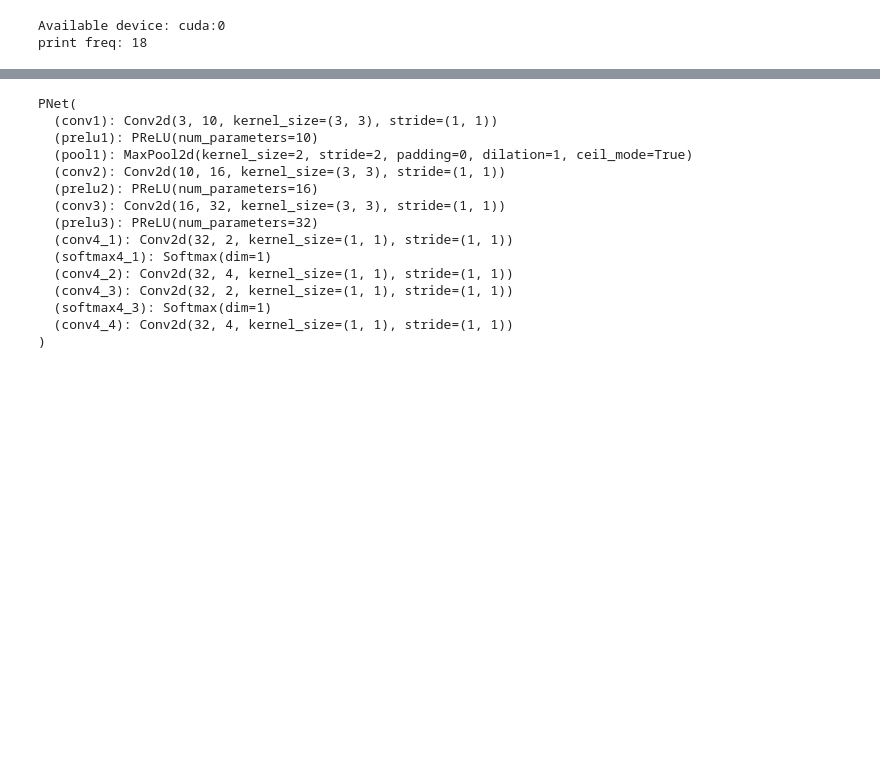
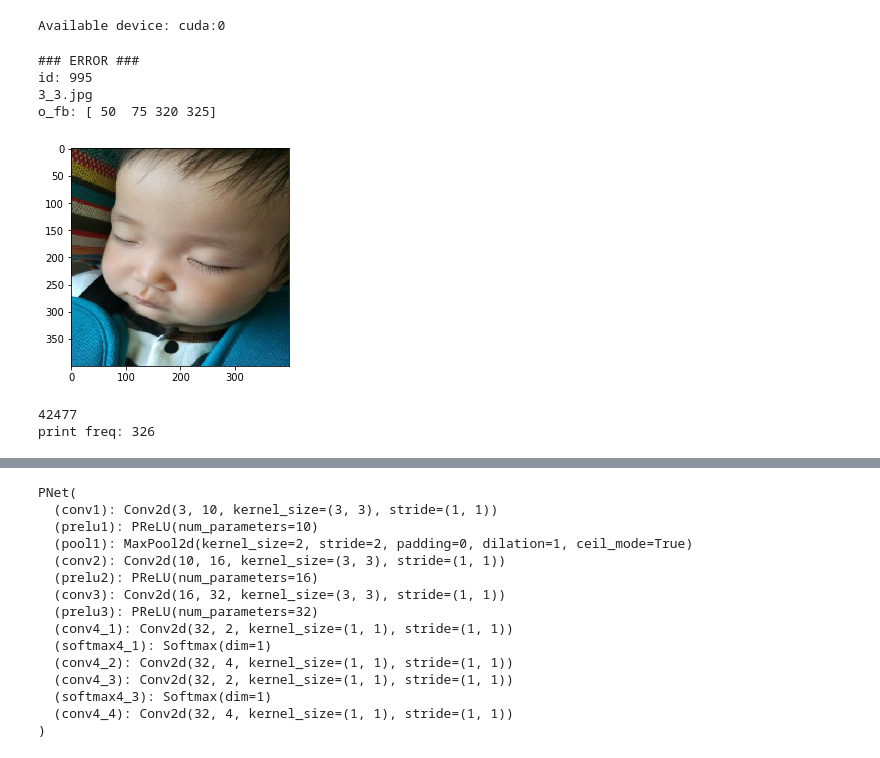
Before and after one commit to Unturned3/mtcnn, a Jupyter notebook: train/mtcnn_train_pnet.ipynb, the cells around one changed output, grey strips where cells are left out. Cells and saved outputs as stored; diff of their text form; code cells hidden in the pictures; blank space fills up the shorter version.

```diff
--- a/train/mtcnn_train_pnet.ipynb
+++ b/train/mtcnn_train_pnet.ipynb
@@ -35,25 +35,33 @@ print("Available device: " + str(device))
 
 # training hyperparameters
 learning_rate = 1e-2
-epochs = 400
-decay_step = [150, 175, 200, 225, 250, 275, 300, 325, 350, 375]
+epochs = 200
+decay_step = [100, 150]
 decay_rate = 0.1
 opt = 'Adam'    # either Adam or SGD
 batch_size = 128
 
-print_freq = int(3050/batch_size - 5)
-print("print freq: {}".format(print_freq))
-
 # data loading parameters
 workers = 4
 # %% [output]
 Available device: cuda:0
-print freq: 18
 # %%
 x_t, b_prob_t, b_box_t, f_prob_t, f_box_t, x_v, b_prob_v, b_box_v, f_prob_v, f_box_v = utils.get_images(
     '/home/ubuntu/db_proc/db/images',
     '/home/ubuntu/db_proc/db/annotations',
-    valid_percent=0.2,
+    valid_percent=0.1,
     resize_shape=(12,12)
 )
+
+print(len(x_t))
+print_freq = int(len(x_t)/batch_size - 5)
+print("print freq: {}".format(print_freq))
+# %% [output]
+### ERROR ###
+id: 995
+3_3.jpg
+o_fb: [ 50  75 320 325]
+[figure, added]
+42477
+print freq: 326
 # %%
```
Also changed, not shown: parts of 5 cells of this notebook, 3 other files.
